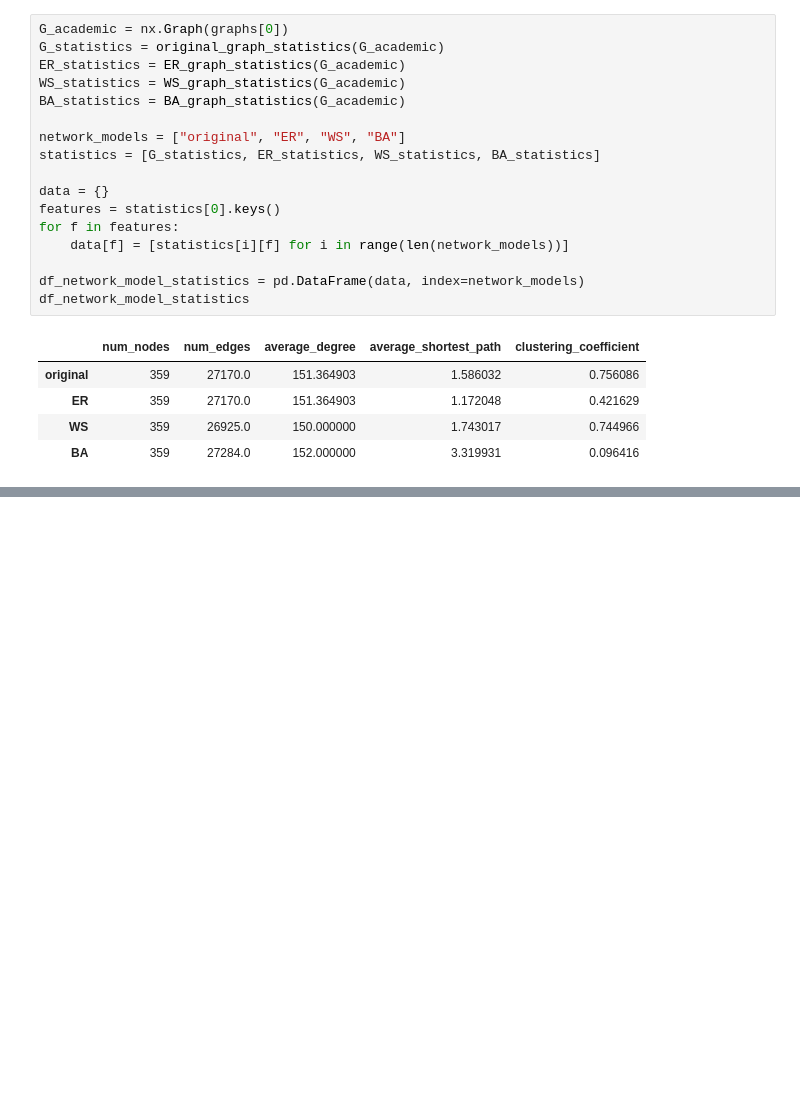
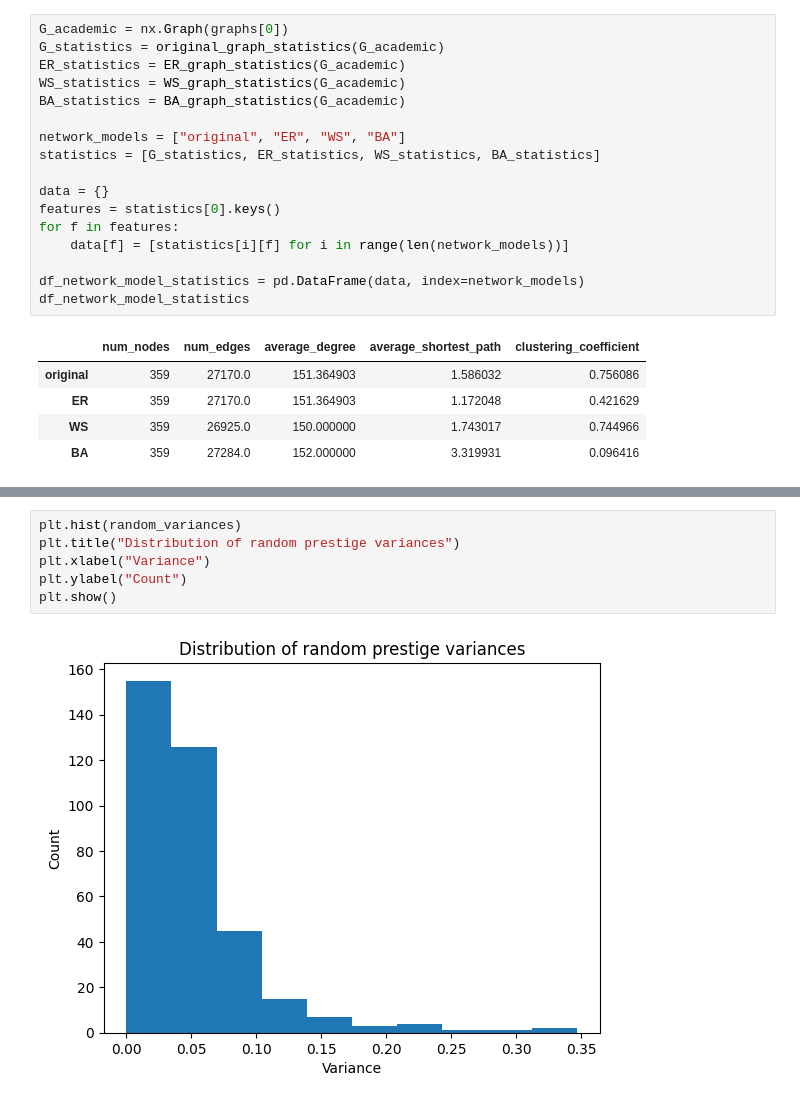
Before and after one commit to timpostuvan/prestige-prediction, a Jupyter notebook: src/0_exploration.ipynb, the cells around one changed output, grey strips where cells are left out. Cells and saved outputs as stored; diff of their text form; blank space fills up the shorter version.

```diff
--- a/src/0_exploration.ipynb
+++ b/src/0_exploration.ipynb
@@ -188,0 +228,8 @@ df_network_model_statistics
+# %%
+plt.hist(random_variances)
+plt.title("Distribution of random prestige variances")
+plt.xlabel("Variance")
+plt.ylabel("Count")
+plt.show()
+# %% [output]
+[figure, added]
```
Also changed, not shown: parts of 6 cells of this notebook.
